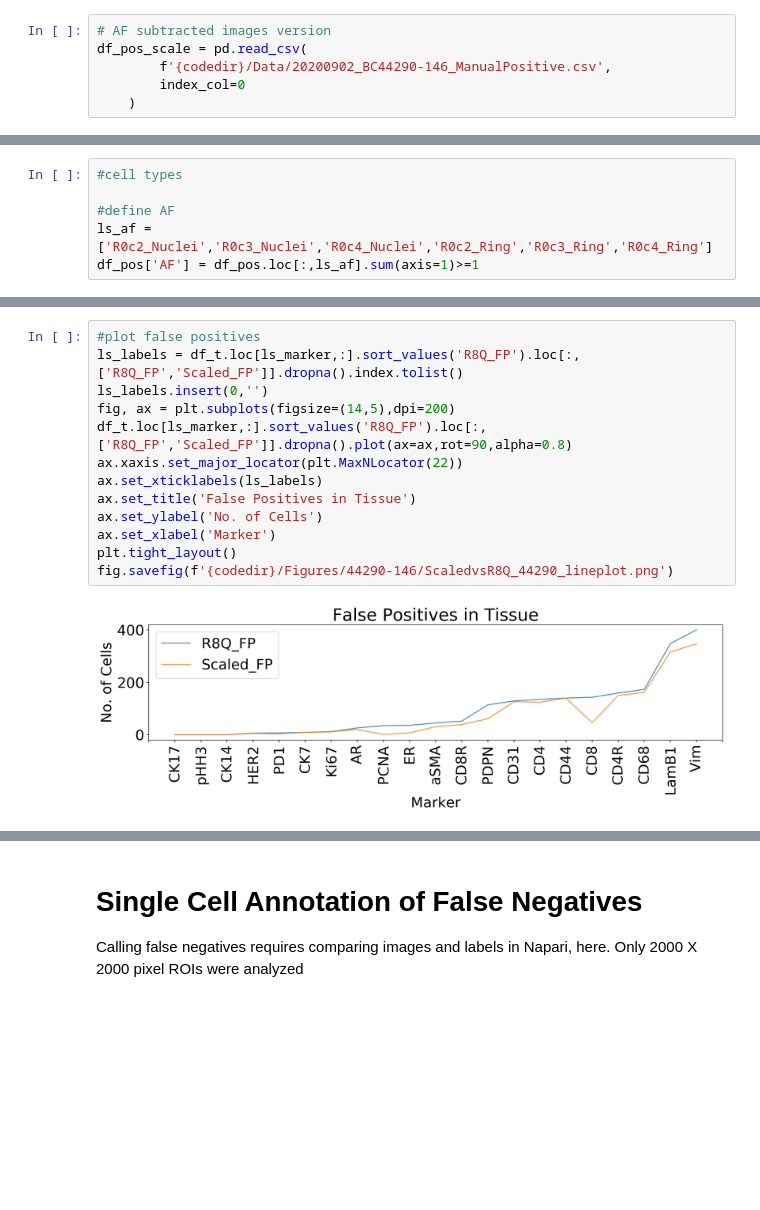
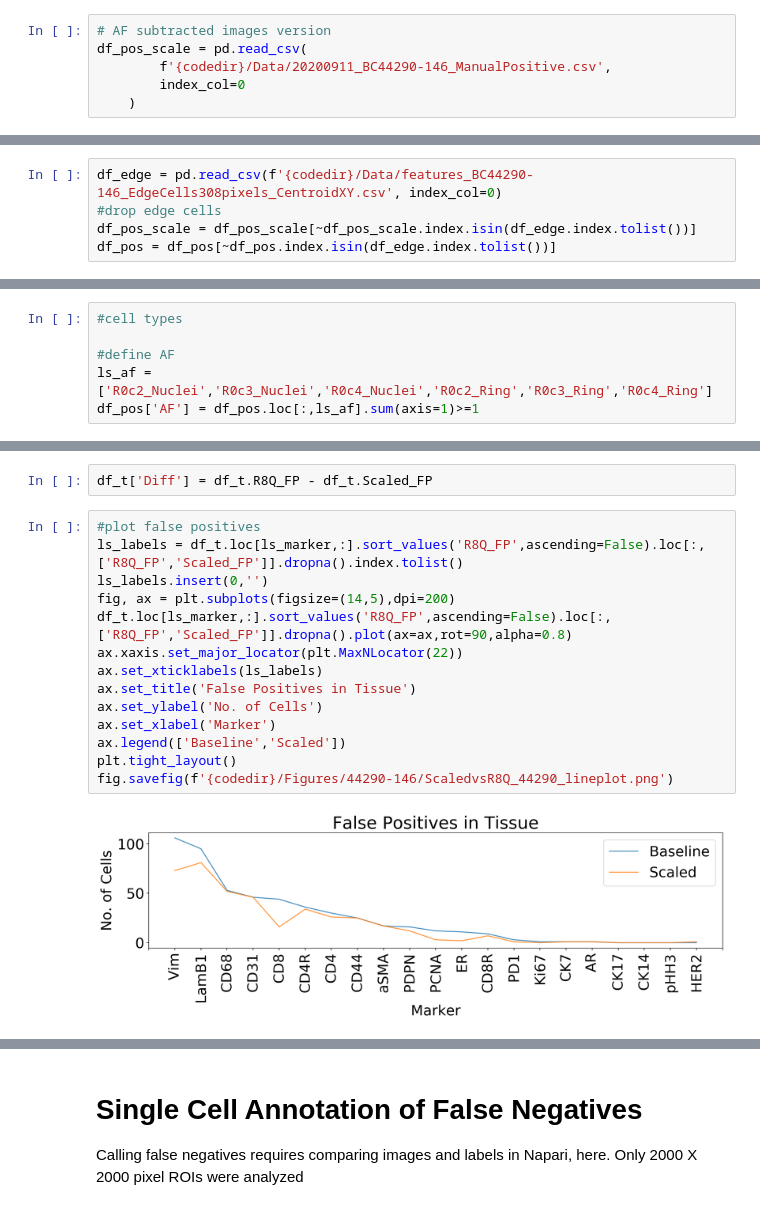
Before and after one commit to engjen/cycIF_Validation, a Jupyter notebook: Fig2_44290-146_subtractAF_scale_by_round.ipynb, the cells around one changed output, grey strips where cells are left out. Saved outputs shown, nothing was run; the diff lists cells and outputs as text; blank space fills up the shorter version.

```diff
--- a/Fig2_44290-146_subtractAF_scale_by_round.ipynb
+++ b/Fig2_44290-146_subtractAF_scale_by_round.ipynb
@@ -42,13 +42,18 @@ df_pos = pd.read_csv(
 # %%
 # AF subtracted images version
 df_pos_scale = pd.read_csv(
-        f'{codedir}/Data/20200902_BC44290-146_ManualPositive.csv',
+        f'{codedir}/Data/20200911_BC44290-146_ManualPositive.csv',
         index_col=0
     )
 # %%
 #channel metadata
 df_t = pd.read_csv(f'{codedir}/Metadata/44290-146/metadata_BC44290-146_RoundsCyclesTable_ExposureTimes.csv',
                   index_col=0)
+# %%
+df_edge = pd.read_csv(f'{codedir}/Data/features_BC44290-146_EdgeCells308pixels_CentroidXY.csv', index_col=0)
+#drop edge cells
+df_pos_scale = df_pos_scale[~df_pos_scale.index.isin(df_edge.index.tolist())]
+df_pos = df_pos[~df_pos.index.isin(df_edge.index.tolist())]
 # %% [markdown]
 ## False Postives
 
@@ -84,15 +89,18 @@ for s_marker in ls_marker:
+# %%
+df_t['Diff'] = df_t.R8Q_FP - df_t.Scaled_FP
 # %%
 #plot false positives
-ls_labels = df_t.loc[ls_marker,:].sort_values('R8Q_FP').loc[:,['R8Q_FP','Scaled_FP']].dropna().index.tolist()
+ls_labels = df_t.loc[ls_marker,:].sort_values('R8Q_FP',ascending=False).loc[:,['R8Q_FP','Scaled_FP']].dropna().index.tolist()
 ls_labels.insert(0,'')
 fig, ax = plt.subplots(figsize=(14,5),dpi=200)
-df_t.loc[ls_marker,:].sort_values('R8Q_FP').loc[:,['R8Q_FP','Scaled_FP']].dropna().plot(ax=ax,rot=90,alpha=0.8)
+df_t.loc[ls_marker,:].sort_values('R8Q_FP',ascending=False).loc[:,['R8Q_FP','Scaled_FP']].dropna().plot(ax=ax,rot=90,alpha=0.8)
 ax.xaxis.set_major_locator(plt.MaxNLocator(22))
 ax.set_xticklabels(ls_labels)
 ax.set_title('False Positives in Tissue')
 ax.set_ylabel('No. of Cells')
 ax.set_xlabel('Marker')
+ax.legend(['Baseline','Scaled'])
 plt.tight_layout()
 fig.savefig(f'{codedir}/Figures/44290-146/ScaledvsR8Q_44290_lineplot.png')
 # %% [output]
-[figure, old version]
+[figure, new version]
```
Also changed, not shown: parts of 7 cells of this notebook, 4 other files.
